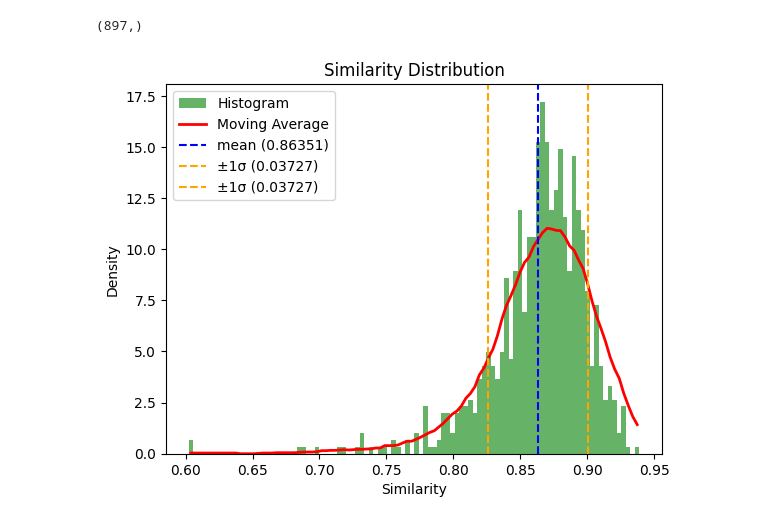
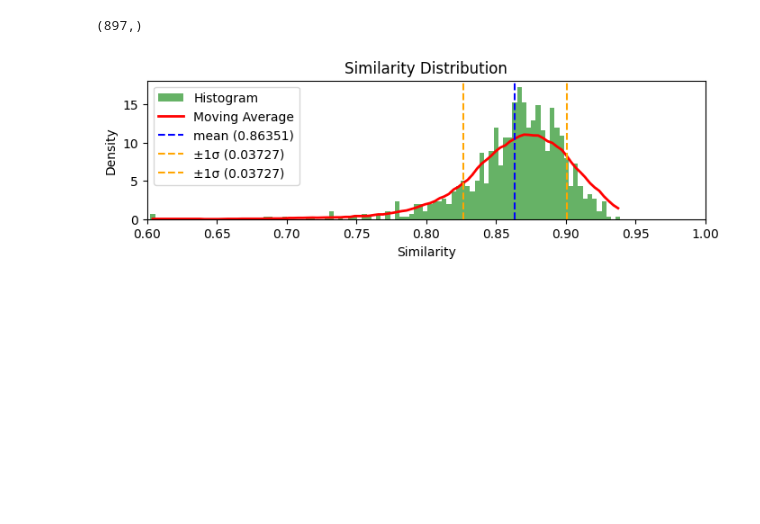
Before and after one commit to tobiaswuerth/rolling_embedding, a Jupyter notebook: playground_6c_abstract_vs_paper.ipynb, the cells around one changed output. Cells and saved outputs as stored; diff of their text form; code cells hidden in the pictures; blank space fills up the shorter version.

```diff
--- a/playground_6c_abstract_vs_paper.ipynb
+++ b/playground_6c_abstract_vs_paper.ipynb
@@ -94,25 +94,27 @@ similarities.shape
 # %%
 import numpy as np
 import matplotlib.pyplot as plt
 
 mean = np.mean(similarities)
 std_dev = np.std(similarities)
 
+plt.figure(figsize=(8, 2))
 count, bins, _ = plt.hist(similarities, bins=100, density=True, alpha=0.6, color='g', label='Histogram')
 
 window_size = 20
 moving_avg = np.convolve(count, np.ones(window_size)/window_size, mode='same')
 bin_centers = 0.5 * (bins[1:] + bins[:-1])
 plt.plot(bin_centers, moving_avg, color='r', label='Moving Average', linewidth=2)
 
 plt.axvline(x=mean, color='b', linestyle='--', label=f'mean ({mean:.5f})')
 plt.axvline(x=mean - std_dev, color='orange', linestyle='--', label=f'±1σ ({std_dev:.5f})')
 plt.axvline(x=mean + std_dev, color='orange', linestyle='--', label=f'±1σ ({std_dev:.5f})')
 
+plt.xlim(0.6, 1.0)
 plt.xlabel('Similarity')
 plt.ylabel('Density')
 plt.title('Similarity Distribution')
 plt.legend()
 plt.show()
 # %% [output]
-[figure, old version]
+[figure, new version]
```
Also changed, not shown: parts of 1 cell of this notebook, 11 other files.
